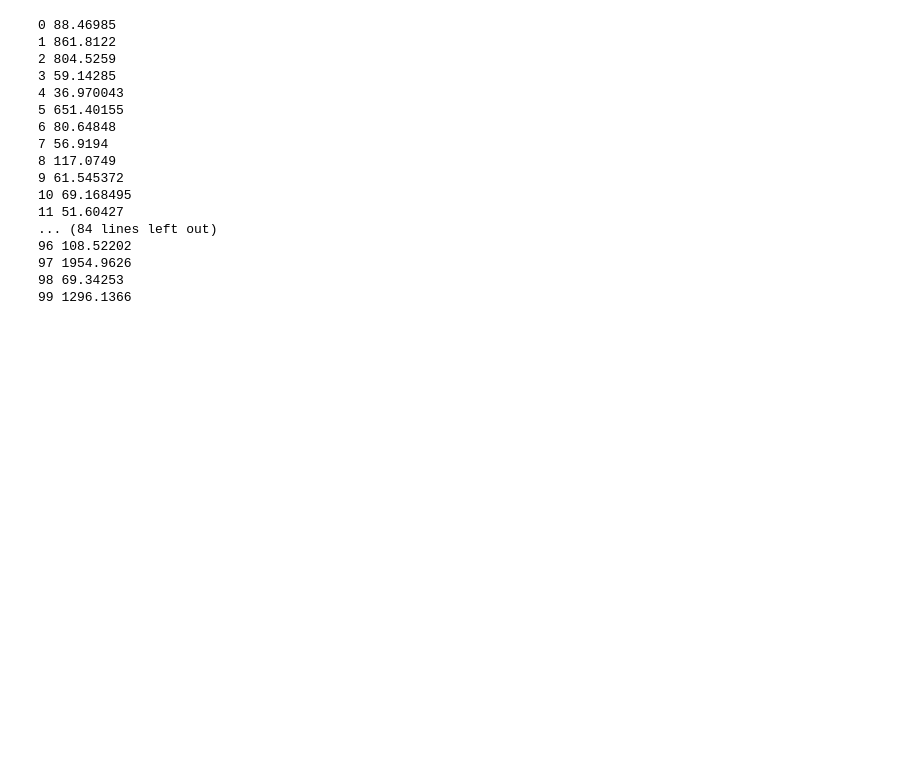
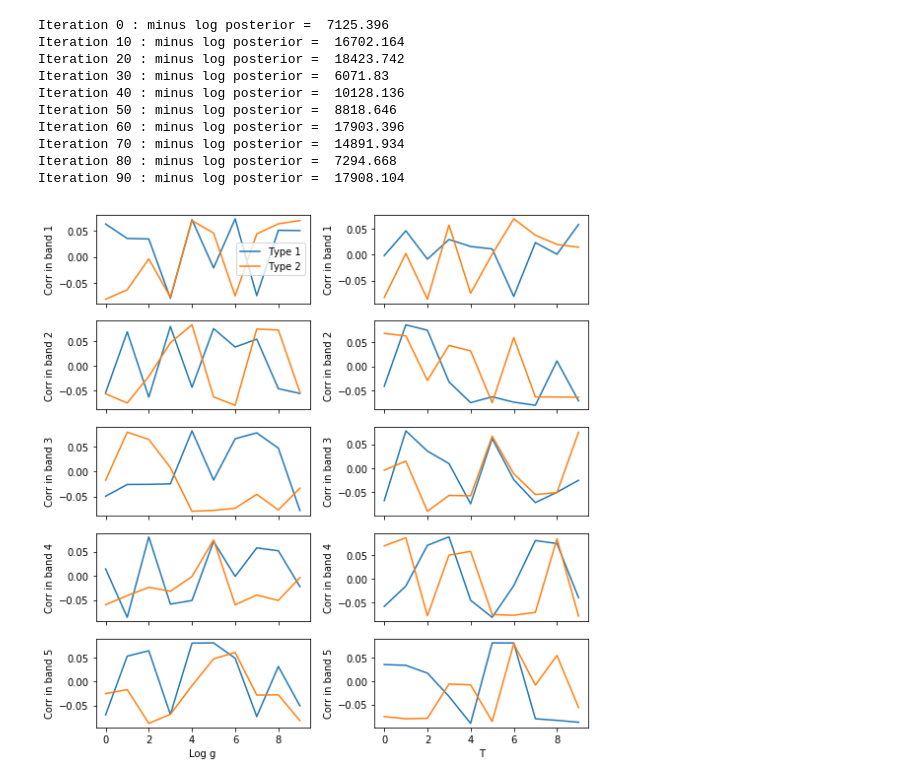
Before and after one commit to ixkael/data-driven-stellar-models, a Jupyter notebook: Stellar grid correction prototype.ipynb, the cells around one changed output. Cells and saved outputs as stored; diff of their text form; code cells hidden in the pictures; blank space fills up the shorter version.

```diff
--- a/Stellar grid correction prototype.ipynb
+++ b/Stellar grid correction prototype.ipynb
@@ -23,6 +21,9 @@ obsmags_var = np.random.randn(nobj, num_bands)**2.0
 # add interpolation and/or prior over smoothness of correction
 # turn Gaussian likelihood into student-t or something else
 # Priors over stellar parameters!
+# %%
+max_correction_magnitude = 0.1
+# max amplitude of the correction in magnitude space
 # %%
 # gridsize1: logg
 # gridsize2: T
@@ -76,34 +91,27 @@ with tf.Session() as sess:
     # loop: iterations of the optimizer
     for i in range(num_iterations):
 
-        subset = np.random.choice(nobj, nobj // 10, replace=False)
+        subset = np.random.choice(nobj, nobj // 2, replace=False)
 
         _, minuslogprob, corrections_dim1, corrections_dim2 =\
            sess.run([Optimizer, MinusLogprob, Corrections_dim1, Corrections_dim2],
                      feed_dict={
-                         Corrected_band_indices: corrected_band_indices,
+                         Fixed_band_indices: fixed_band_indices,
                          Stellarmodel_grid: stellarmodel_grid,
                          Obsmags: obsmags[subset, :],
                          Obsmags_var: obsmags_var[subset, :],
                      })
 
-        if i % 1 == 0:
-            print(i, minuslogprob)
+        if i % 10 == 0:
+            print('Iteration', i, ': minus log posterior = ', minuslogprob)
 # %% [output]
-0 88.46985
-1 861.8122
-2 804.5259
-3 59.14285
-4 36.970043
-5 651.40155
-6 80.64848
-7 56.9194
-8 117.0749
-9 61.545372
-10 69.168495
-11 51.60427
-... (84 lines left out)
-96 108.52202
-97 1954.9626
-98 69.34253
-99 1296.1366
+Iteration 0 : minus log posterior =  7125.396
+Iteration 10 : minus log posterior =  16702.164
+Iteration 20 : minus log posterior =  18423.742
+Iteration 30 : minus log posterior =  6071.83
+Iteration 40 : minus log posterior =  10128.136
+Iteration 50 : minus log posterior =  8818.646
+Iteration 60 : minus log posterior =  17903.396
+Iteration 70 : minus log posterior =  14891.934
+Iteration 80 : minus log posterior =  7294.668
+Iteration 90 : minus log posterior =  17908.104
@@ -113,0 +118,15 @@ corrections_dim2
+# %%
+# num_bands, gridsize1, numtypes
+fig, axs = plt.subplots(num_bands, 2, figsize=(8, 8), sharex=True)
+for i in range(num_bands):
+    axs[i, 0].plot(corrections_dim1[i, :, 0], label='Type 1')
+    axs[i, 0].plot(corrections_dim1[i, :, 1], label='Type 2')
+    axs[i, 1].plot(corrections_dim2[i, :, :])
+    axs[i, 0].set_ylabel('Corr in band '+str(i+1))
+    axs[i, 1].set_ylabel('Corr in band '+str(i+1))
+axs[-1, 0].set_xlabel('Log g')
+axs[-1, 1].set_xlabel('T')
+axs[0, 0].legend()
+fig.tight_layout()
+# %% [output]
+[figure, added]
```
Also changed, not shown: parts of 3 cells of this notebook.
